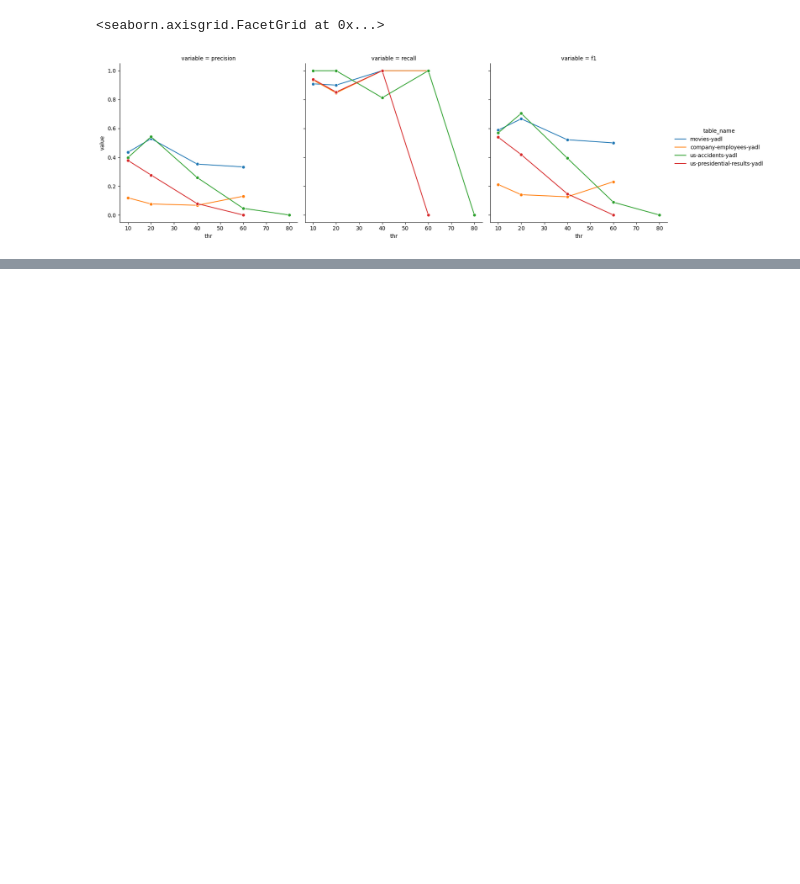
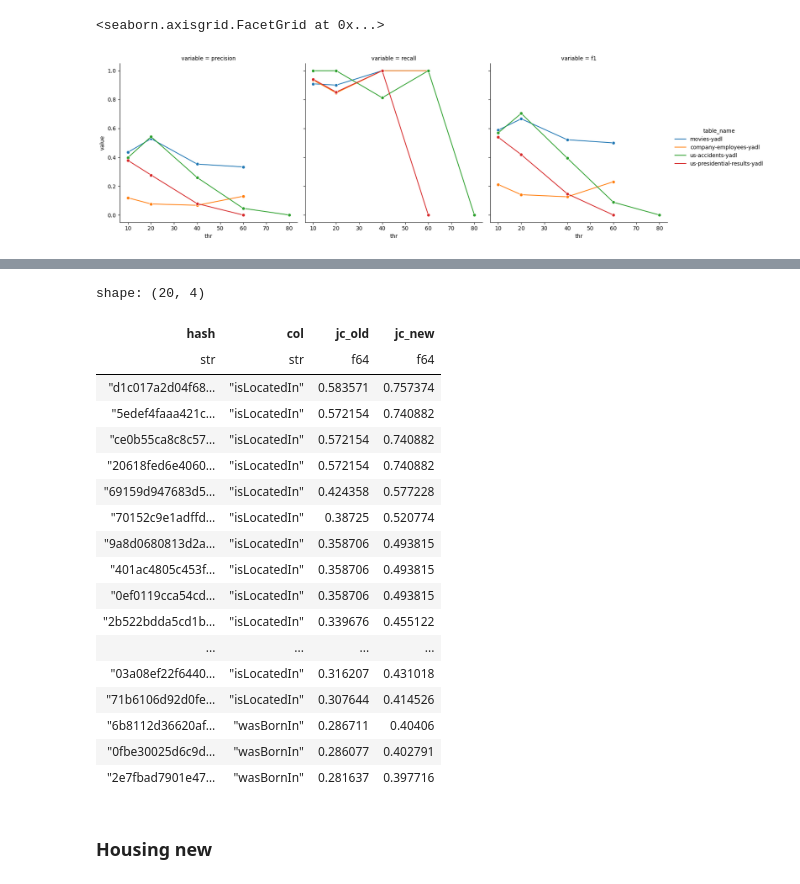
Before and after one commit to rcap107/retrieve-merge-predict, a Jupyter notebook: notebooks/Exact overlap.ipynb, the cells around one changed output, grey strips where cells are left out. Cells and saved outputs as stored; diff of their text form; code cells hidden in the pictures; blank space fills up the shorter version.

```diff
--- a/notebooks/Exact overlap.ipynb
+++ b/notebooks/Exact overlap.ipynb
@@ -329,0 +410,2 @@ sns.relplot(data=_df.to_pandas(), col="variable", x="thr", y="value", kind="line
+# %%
+emi_1 = ExactMatchingIndex(mdata_path, base_table_path, query_column="col_to_embed", n_jobs=-1)
@@ -329,0 +414,38 @@ sns.relplot(data=_df.to_pandas(), col="variable", x="thr", y="value", kind="line
+# %%
+mdata_root_dir = Path("data/metadata/")
+data_lake_case = "wordnet_big"
+mdata_path = Path(mdata_root_dir, data_lake_case)
+
+table_name = "company-employees-yadl"
+base_table_path = f"data/source_tables/new_datasets/us_elections-yadl.parquet"
+df_base = pl.read_parquet(base_table_path)
+query_column = "col_to_embed"
+# %%
+emi_2 = ExactMatchingIndex(mdata_path, base_table_path, query_column="col_to_embed", n_jobs=-1)
+# %%
+q_1=emi_1.counts
+q_2=emi_2.counts
+# %%
+q_1.join(q_2, on=["hash", "col"]).top_k(20, by="containment").rename({"containment": "jc_old", "containment_right": "jc_new"})
+# %% [output]
+shape: (20, 4)
+| hash | col | jc_old | jc_new |
+| str | str | f64 | f64 |
+| "d1c017a2d04f68… | "isLocatedIn" | 0.583571 | 0.757374 |
+| "5edef4faaa421c… | "isLocatedIn" | 0.572154 | 0.740882 |
+| "ce0b55ca8c8c57… | "isLocatedIn" | 0.572154 | 0.740882 |
+| "20618fed6e4060… | "isLocatedIn" | 0.572154 | 0.740882 |
+| "69159d947683d5… | "isLocatedIn" | 0.424358 | 0.577228 |
+| "70152c9e1adffd… | "isLocatedIn" | 0.38725 | 0.520774 |
+| "9a8d0680813d2a… | "isLocatedIn" | 0.358706 | 0.493815 |
+| "401ac4805c453f… | "isLocatedIn" | 0.358706 | 0.493815 |
+| "0ef0119cca54cd… | "isLocatedIn" | 0.358706 | 0.493815 |
+| "2b522bdda5cd1b… | "isLocatedIn" | 0.339676 | 0.455122 |
+| ... | ... | ... | ... |
+| "03a08ef22f6440… | "isLocatedIn" | 0.316207 | 0.431018 |
+| "71b6106d92d0fe… | "isLocatedIn" | 0.307644 | 0.414526 |
+| "6b8112d36620af… | "wasBornIn" | 0.286711 | 0.40406 |
+| "0fbe30025d6c9d… | "wasBornIn" | 0.286077 | 0.402791 |
+| "2e7fbad7901e47… | "wasBornIn" | 0.281637 | 0.397716 |
+# %% [markdown]
+### Housing new
```
Also changed, not shown: parts of 13 cells of this notebook, 1 other file.
